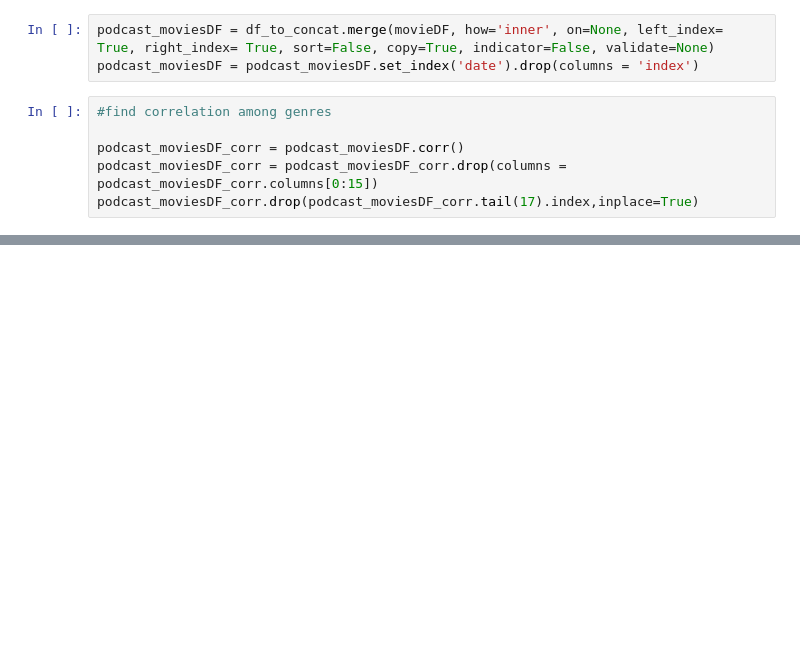
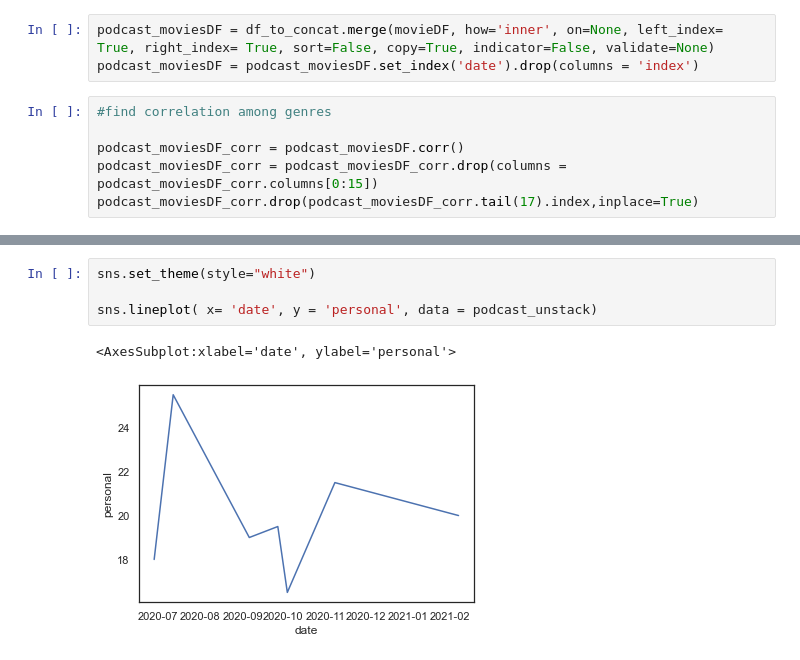
Before and after one commit to ghuelgas/WebScrapingProject, a Jupyter notebook: podcast trends.ipynb, the cells around one changed output, grey strips where cells are left out. Saved outputs shown, nothing was run; the diff lists cells and outputs as text; blank space fills up the shorter version.

```diff
--- a/podcast trends.ipynb
+++ b/podcast trends.ipynb
@@ -237,0 +214,7 @@ ax.set(xlabel='', ylabel='')
+# %%
+sns.set_theme(style="white")
+
+sns.lineplot( x= 'date', y = 'personal', data = podcast_unstack)
+# %% [output]
+<AxesSubplot:xlabel='date', ylabel='personal'>
+[figure, added]
```
Also changed, not shown: parts of 20 cells of this notebook, 3 other files.
